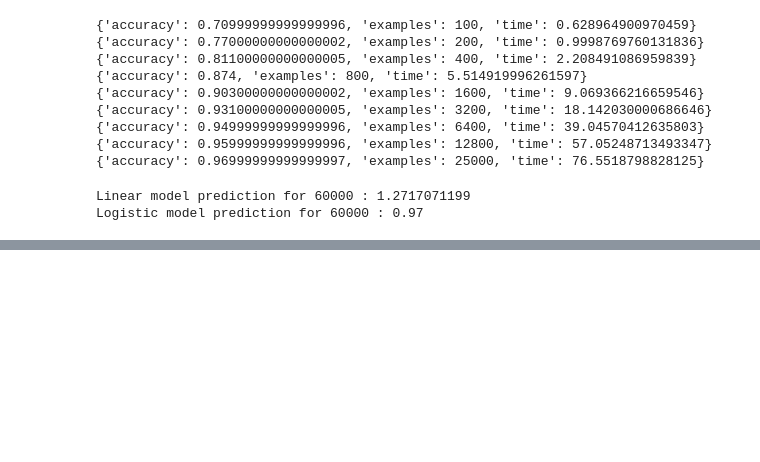
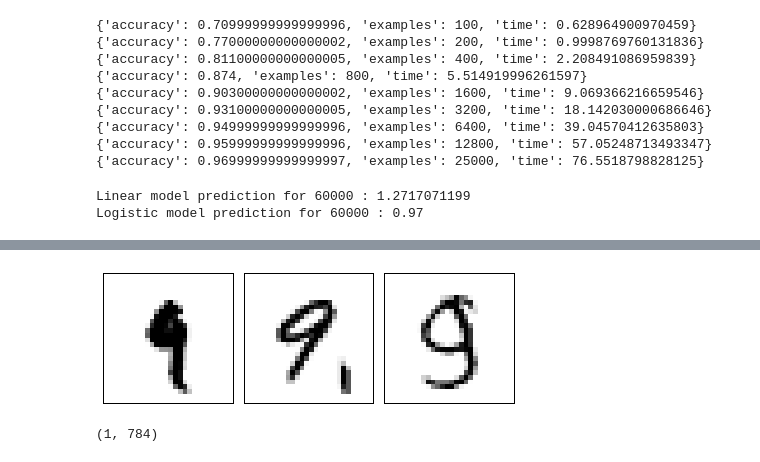
Before and after one commit to jbocharov-mids/W207-Machine-Learning, a Jupyter notebook: reference/scratch.ipynb, the cells around one changed output, grey strips where cells are left out. Drawn from its saved outputs; the diff is of its cells as text; code cells hidden in the pictures; blank space fills up the shorter version.

```diff
--- a/reference/scratch.ipynb
+++ b/reference/scratch.ipynb
@@ -346,0 +422,6 @@ Logistic model prediction for 60000 : 0.97
+# %%
+neigh = train_k_nearest_neighbors(1, train_data, train_labels)
+# %%
+development_predicted = neigh.predict(dev_data)
+# %%
+confusion = confusion_matrix(dev_labels, development_predicted)
@@ -346,0 +434,11 @@ Logistic model prediction for 60000 : 0.97
+# %%
+error_indices = select_pairwire_error_indices(
+    development_predicted, dev_labels, confused_low, confused_high)
+error_examples = [ dev_data[error_indices] ]
+plot_examples(error_examples)
+# %% [output]
+[figure, added]
+# %%
+np.shape(example)
+# %% [output]
+(1, 784)
```
Also changed, not shown: parts of 4 cells of this notebook, 1 other file.
